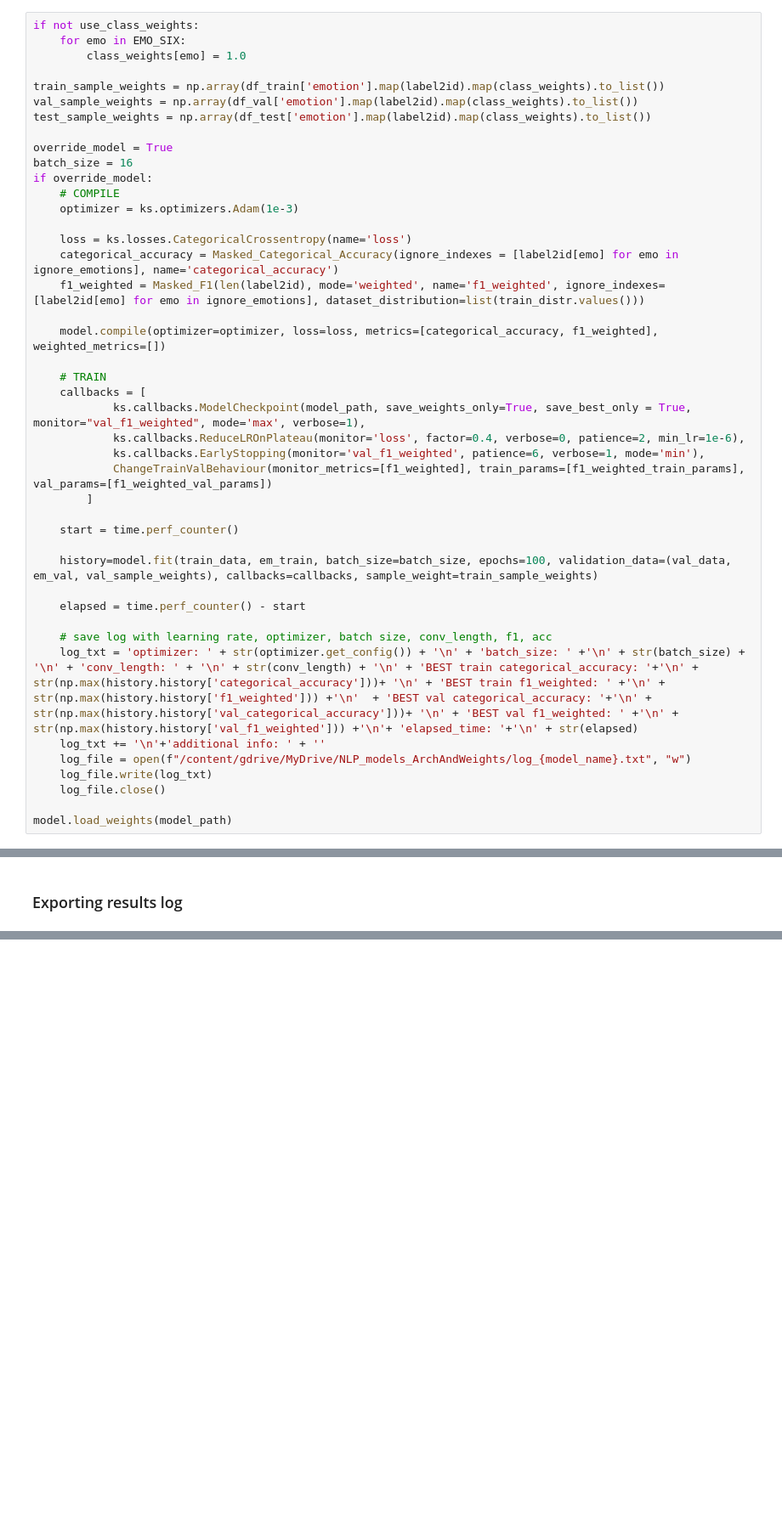
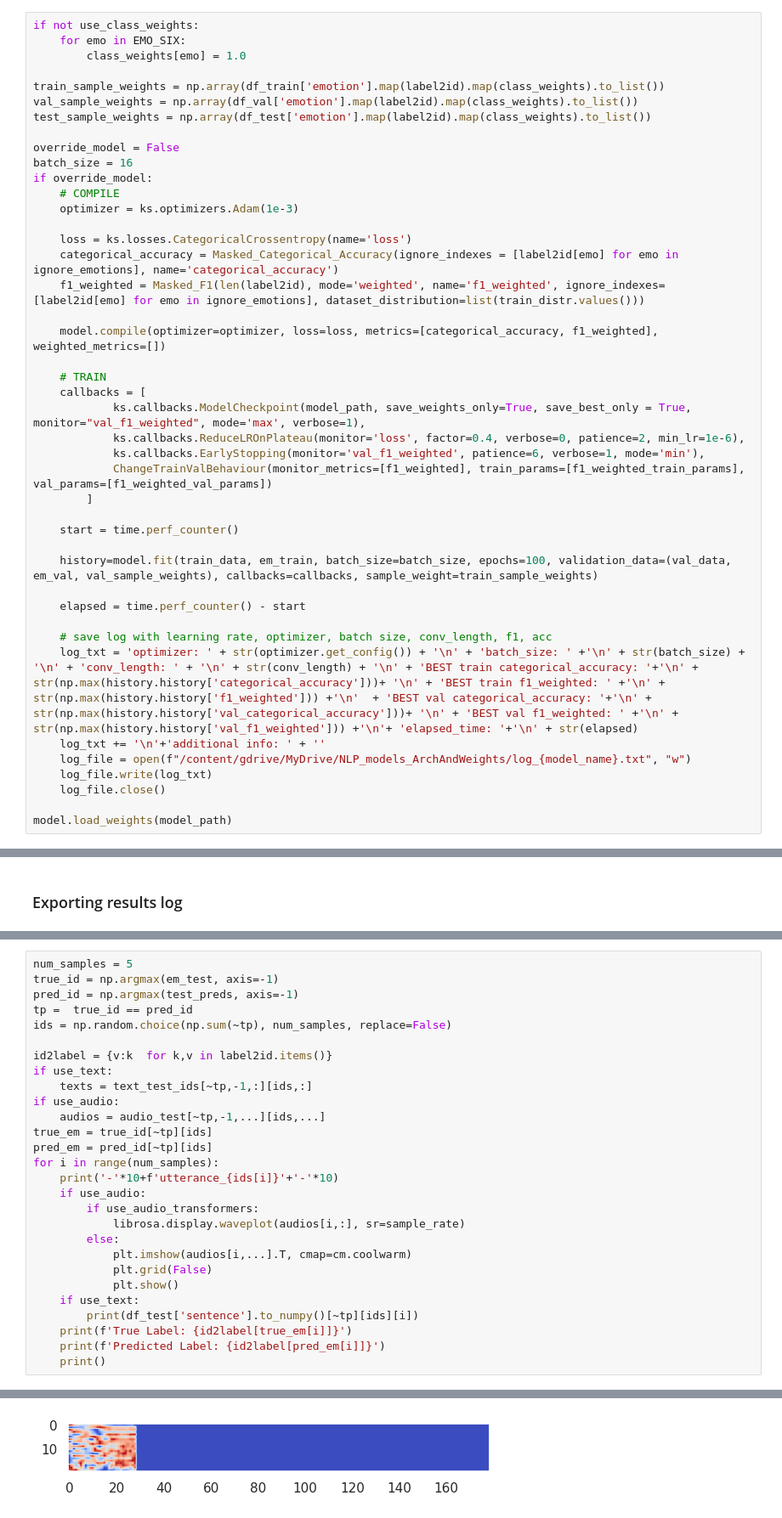
Before and after one commit to eskinderit/A-comparison-of-small-and-large-uni-multi-modal-language-models-for-sentiment-analysis-, a Jupyter notebook: MultiModal_Model_Pipeline.ipynb, the cells around one changed output, grey strips where cells are left out. Shown at 85% size. Cells and saved outputs as stored; diff of their text form; blank space fills up the shorter version.

```diff
--- a/MultiModal_Model_Pipeline.ipynb
+++ b/MultiModal_Model_Pipeline.ipynb
@@ -1174,7 +1092,7 @@ train_sample_weights = np.array(df_train['emotion'].map(label2id).map(class_weig
 val_sample_weights = np.array(df_val['emotion'].map(label2id).map(class_weights).to_list())
 test_sample_weights = np.array(df_test['emotion'].map(label2id).map(class_weights).to_list())
 
-override_model = True
+override_model = False
 batch_size = 16
 if override_model:
     # COMPILE
@@ -1419,0 +1320,29 @@ test categorical accuracy:
+# %%
+num_samples = 5
+true_id = np.argmax(em_test, axis=-1)
+pred_id = np.argmax(test_preds, axis=-1)
+tp =  true_id == pred_id
+ids = np.random.choice(np.sum(~tp), num_samples, replace=False)
+
+id2label = {v:k  for k,v in label2id.items()}
+if use_text:
+    texts = text_test_ids[~tp,-1,:][ids,:]
+if use_audio:
+    audios = audio_test[~tp,-1,...][ids,...]
+true_em = true_id[~tp][ids]
+pred_em = pred_id[~tp][ids]
+for i in range(num_samples):
+    print('-'*10+f'utterance_{ids[i]}'+'-'*10)
+    if use_audio:
+        if use_audio_transformers:
+            librosa.display.waveplot(audios[i,:], sr=sample_rate)
+        else:
+            plt.imshow(audios[i,...].T, cmap=cm.coolwarm)
+            plt.grid(False)
+            plt.show()
+    if use_text:
+        print(df_test['sentence'].to_numpy()[~tp][ids][i])
+    print(f'True Label: {id2label[true_em[i]]}')
+    print(f'Predicted Label: {id2label[pred_em[i]]}')
+    print()
+# %% [output]
@@ -1419,0 +1350 @@ test categorical accuracy:
+[figure, added]
```
Also changed, not shown: parts of 18 cells of this notebook.
